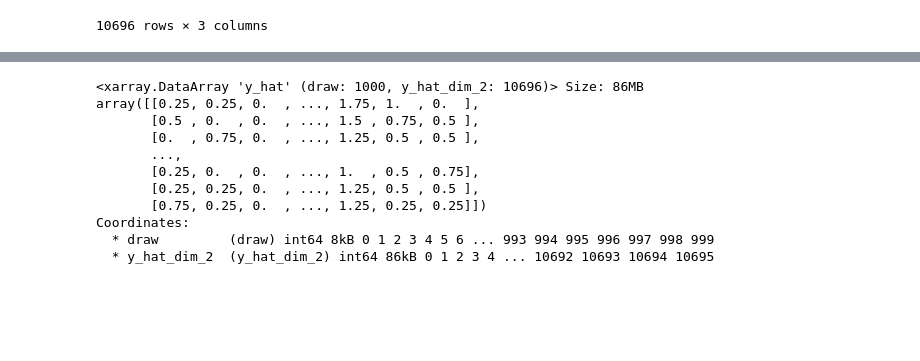
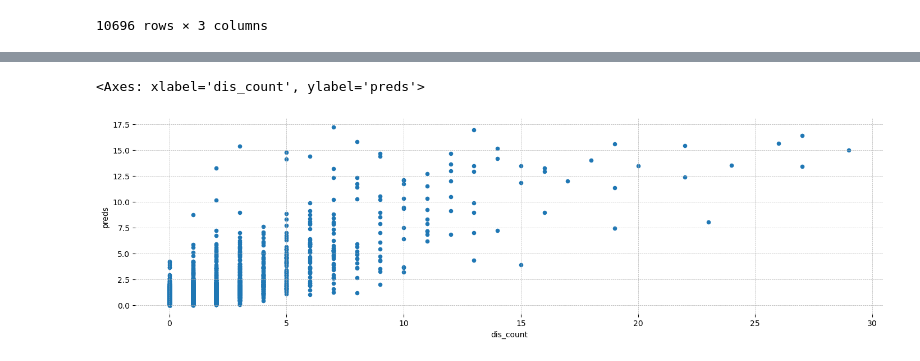
Before and after one commit to jessegrabowski/laos-climate-change, a Jupyter notebook: notebooks/42 Disaster Prob.ipynb, the cells around one changed output, grey strips where cells are left out. Drawn from its saved outputs; the diff is of its cells as text; code cells hidden in the pictures; blank space fills up the shorter version.

Commit message:
Update 42 Disaster Prob.ipynb
Updating to get mean posterior prediction

```diff
--- a/notebooks/42 Disaster Prob.ipynb
+++ b/notebooks/42 Disaster Prob.ipynb
@@ -214,14 +214,11 @@ az.plot_trace(dis_idata, var_names=['Intercept','Year','Country']);
-# %%
-dis_idata.predictions['y_hat'].mean(axis=0)
-# %% [output]
-<xarray.DataArray 'y_hat' (draw: 1000, y_hat_dim_2: 10696)> Size: 86MB
-array([[0.25, 0.25, 0.  , ..., 1.75, 1.  , 0.  ],
-       [0.5 , 0.  , 0.  , ..., 1.5 , 0.75, 0.5 ],
-       [0.  , 0.75, 0.  , ..., 1.25, 0.5 , 0.5 ],
-       ...,
-       [0.25, 0.  , 0.  , ..., 1.  , 0.5 , 0.75],
-       [0.25, 0.25, 0.  , ..., 1.25, 0.5 , 0.5 ],
-       [0.75, 0.25, 0.  , ..., 1.25, 0.25, 0.25]])
-Coordinates:
-  * draw         (draw) int64 8kB 0 1 2 3 4 5 6 ... 993 994 995 996 997 998 999
-  * y_hat_dim_2  (y_hat_dim_2) int64 86kB 0 1 2 3 4 ... 10692 10693 10694 10695
+# %%
+predictions = np.mean(dis_idata.predictions['y_hat'], axis=(0, 1))
+# %%
+df['preds'] = predictions
+# %%
+df['error'] = (df['dis_count'] - df['preds'])**2
+# %%
+df.plot.scatter(x='dis_count',y='preds')
+# %% [output]
+<Axes: xlabel='dis_count', ylabel='preds'>
+[figure, added]
```
Also changed, not shown: parts of 6 cells of this notebook.
